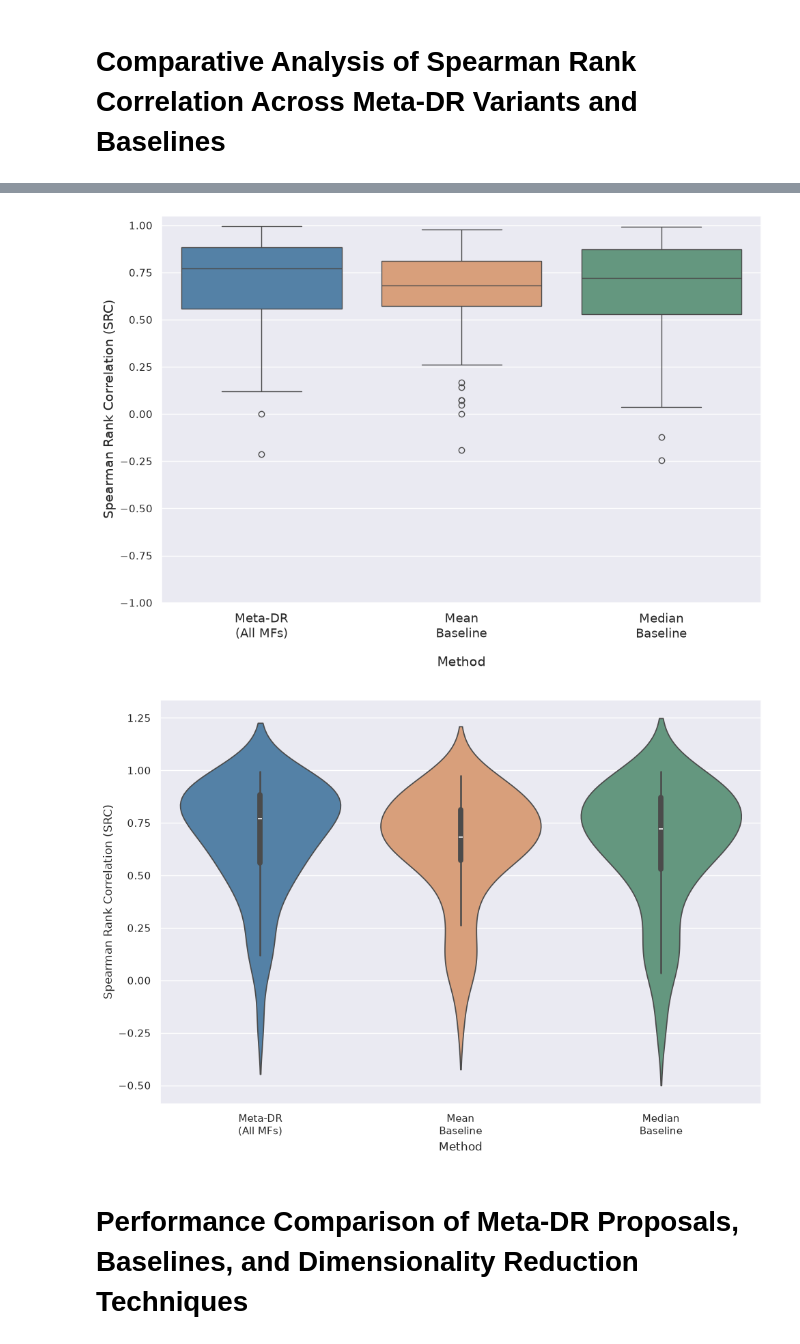
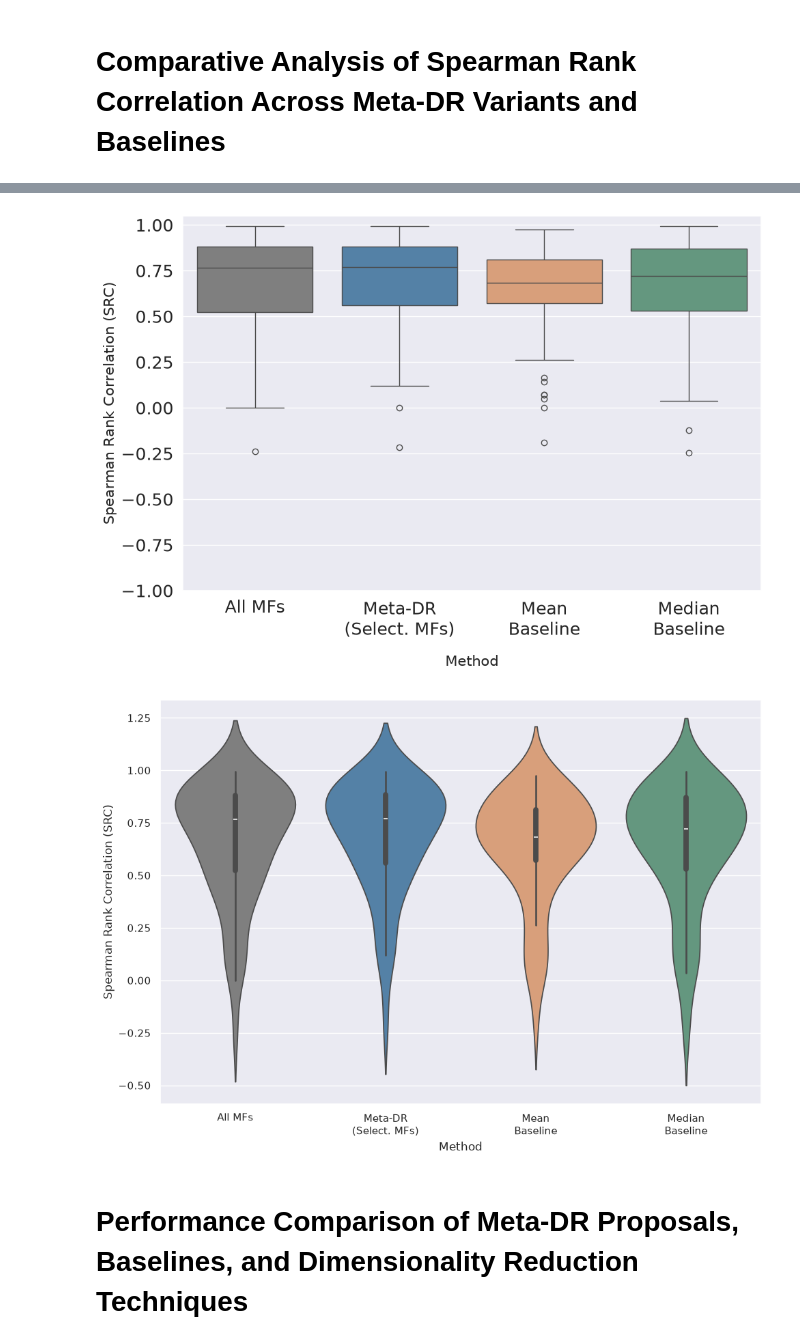
Before and after one commit to silvadaniell/meta-dr, a Jupyter notebook: Meta_DR.ipynb, the cells around one changed output, grey strips where cells are left out. Saved outputs shown, nothing was run; the diff lists cells and outputs as text; code cells hidden in the pictures.

```diff
--- a/Meta_DR.ipynb
+++ b/Meta_DR.ipynb
@@ -595,6 +597,6 @@ for dataset_Id in datasets['did']:
     results['Name'].append(name)
     results['Score'].append(avg_f1)
 
-    # Save results to a JSON file
-    with open("ClassificationNoreduction.json", "w") as outfile:
-        json.dump(results, outfile, indent=3)
+    # Save results to a CSV file
+    df_results = pd.DataFrame(results)
+    df_results.to_csv("ClassificationNoreduction.csv", index=False)
@@ -2561,15 +2762,15 @@ import pandas as pd
 import matplotlib.pyplot as plt
 import seaborn as sns
 
-# Build DataFrames for each Meta-DR variant
+# Build DataFrame with both Meta-DR variants + baselines
 df_aux = pd.concat(
     [
-        pd.DataFrame(spearman_values, columns=["Unified Proposal"]),
+        pd.DataFrame(spearman_values_all, columns=["All MFs"]),
+        pd.DataFrame(spearman_values_select, columns=["Select MFs"]),
         pd.DataFrame(baseline_results)
     ],
     axis=1
 )
-
 
 # Rename baseline columns for consistency
 df_aux = df_aux.rename(columns={
@@ -2579,7 +2780,8 @@ df_aux = df_aux.rename(columns={
 
 # Combine all methods into a single DataFrame
 df_combined = pd.DataFrame({
-    "Meta-DR (All MFs)": df_aux["Unified Proposal"],
+    "All MFs": df_aux["All MFs"],
+    "Meta-DR (Select. MFs)": df_aux["Select MFs"],
     "Mean Baseline": df_aux["Mean Baseline"],
     "Median Baseline": df_aux["Median Baseline"]
 })
@@ -2588,7 +2790,8 @@ df_combined = pd.DataFrame({
 df_melted = df_combined.melt(var_name="Method", value_name="Spearman")
 
 new_labels = [
-    "Meta-DR\n(All MFs)",
+    "All MFs",
+    "Meta-DR\n(Select. MFs)",
     "Mean\nBaseline",
     "Median\nBaseline"
 ]
@@ -2601,12 +2804,14 @@ sns.boxplot(
     data=df_melted,
     x="Method",
     y="Spearman",
-    palette=["steelblue", "#E79B6C", "#5C9F7F"]
+    palette=["#7F7F7F", "steelblue", "#E79B6C", "#5C9F7F"]
 )
 
-plt.ylabel("Spearman Rank Correlation (SRC)", fontsize=14)
-plt.xlabel("Method", fontsize=14, labelpad=15, x=0.5)
-plt.xticks(ticks=range(len(new_labels)), labels=new_labels, rotation=0, fontsize=13)
+plt.ylabel("Spearman Rank Correlation (SRC)", fontsize=15)
+plt.xlabel("Method", fontsize=15, labelpad=15, x=0.5)
+plt.xticks(ticks=range(len(new_labels)), labels=new_labels, rotation=0, fontsize=15)
+plt.yticks(fontsize=18)
+plt.xticks(fontsize=18)
 plt.ylim(-1, 1.05)
 
 plt.tight_layout()
@@ -2619,21 +2824,21 @@ plt.savefig(
 
 plt.show()
 # %% [output]
-[figure, old version]
+[figure, new version]
 # %%
 import pandas as pd
 import matplotlib.pyplot as plt
 import seaborn as sns
 
-# Build DataFrames for each Meta-DR variant
+# Build DataFrame with both Meta-DR variants + baselines
 df_aux = pd.concat(
     [
-        pd.DataFrame(spearman_values, columns=["Unified Proposal"]),
+        pd.DataFrame(spearman_values_all, columns=["All MFs"]),
+        pd.DataFrame(spearman_values_select, columns=["Select MFs"]),
         pd.DataFrame(baseline_results)
     ],
     axis=1
 )
-
 
 # Rename baseline columns for consistency
 df_aux = df_aux.rename(columns={
@@ -2643,38 +2848,41 @@ df_aux = df_aux.rename(columns={
 
 # Combine all methods into a single DataFrame
 df_combined = pd.DataFrame({
-    "Meta-DR (All MFs)": df_aux["Unified Proposal"],
+    "All MFs": df_aux["All MFs"],
+    "Meta-DR (Select. MFs)": df_aux["Select MFs"],
     "Mean Baseline": df_aux["Mean Baseline"],
     "Median Baseline": df_aux["Median Baseline"]
 })
 
 # Convert to long format for seaborn
 df_melted = df_combined.melt(var_name="Method", value_name="Spearman")
 
 new_labels = [
-    "Meta-DR\n(All MFs)",
+    "All MFs",
+    "Meta-DR\n(Select. MFs)",
     "Mean\nBaseline",
     "Median\nBaseline"
 ]
+
 # Violin plot
 sns.set(style="darkgrid")
 plt.figure(figsize=(10, 7))
 
 sns.violinplot(
     data=df_melted,
     x="Method",
     y="Spearman",
-    palette=["steelblue", "#E79B6C", "#5C9F7F"]
+    palette=["#7F7F7F", "steelblue", "#E79B6C", "#5C9F7F"]
 )
 
 plt.ylabel("Spearman Rank Correlation (SRC)", fontsize=12)
 plt.xlabel("Method", fontsize=12)
 plt.xticks(ticks=range(len(new_labels)), labels=new_labels, rotation=0, fontsize=11)
 
 plt.tight_layout()
 plt.show()
 # %% [output]
-[figure, old version]
+[figure, new version]
 # %% [markdown]
 # Performance Comparison of Meta-DR Proposals, Baselines, and Dimensionality Reduction Techniques
 # %%
```
Also changed, not shown: parts of 22 cells of this notebook, 2 other files.
